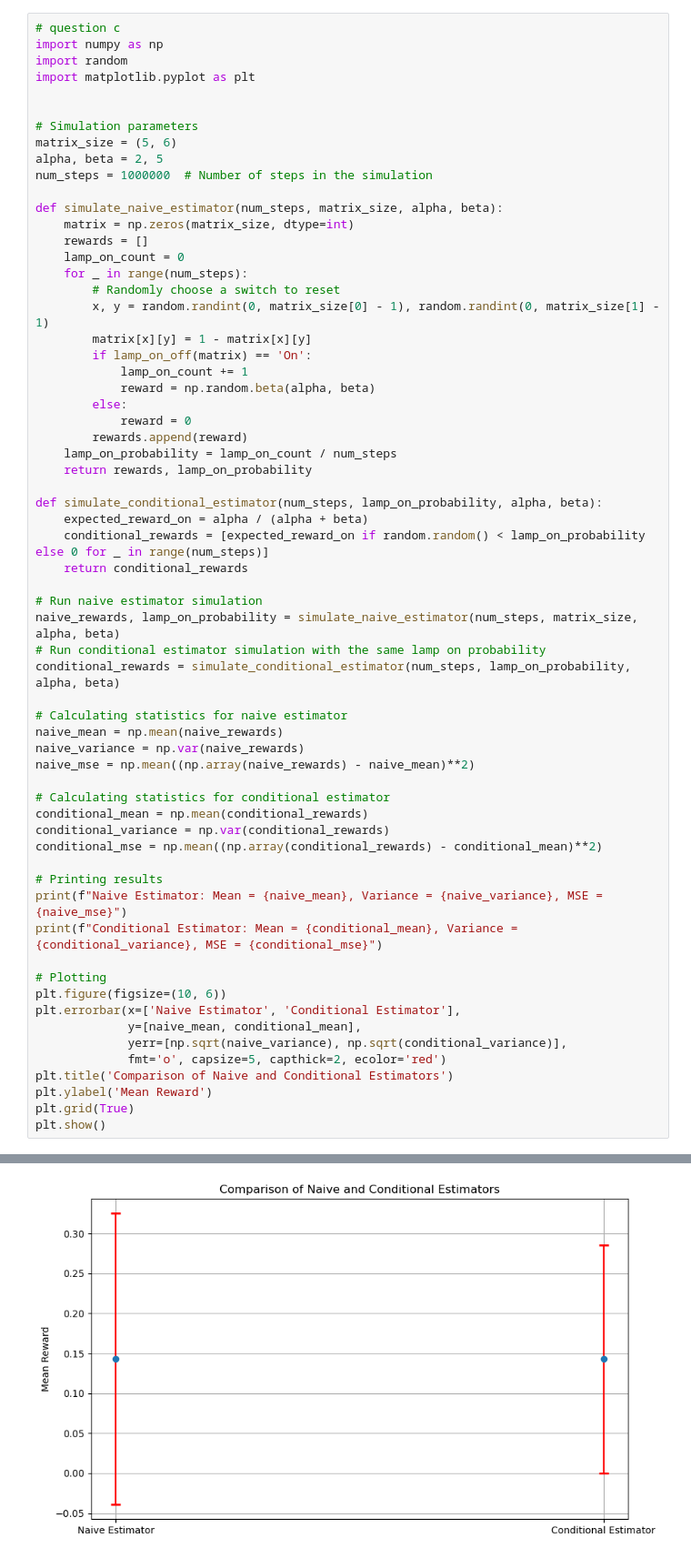
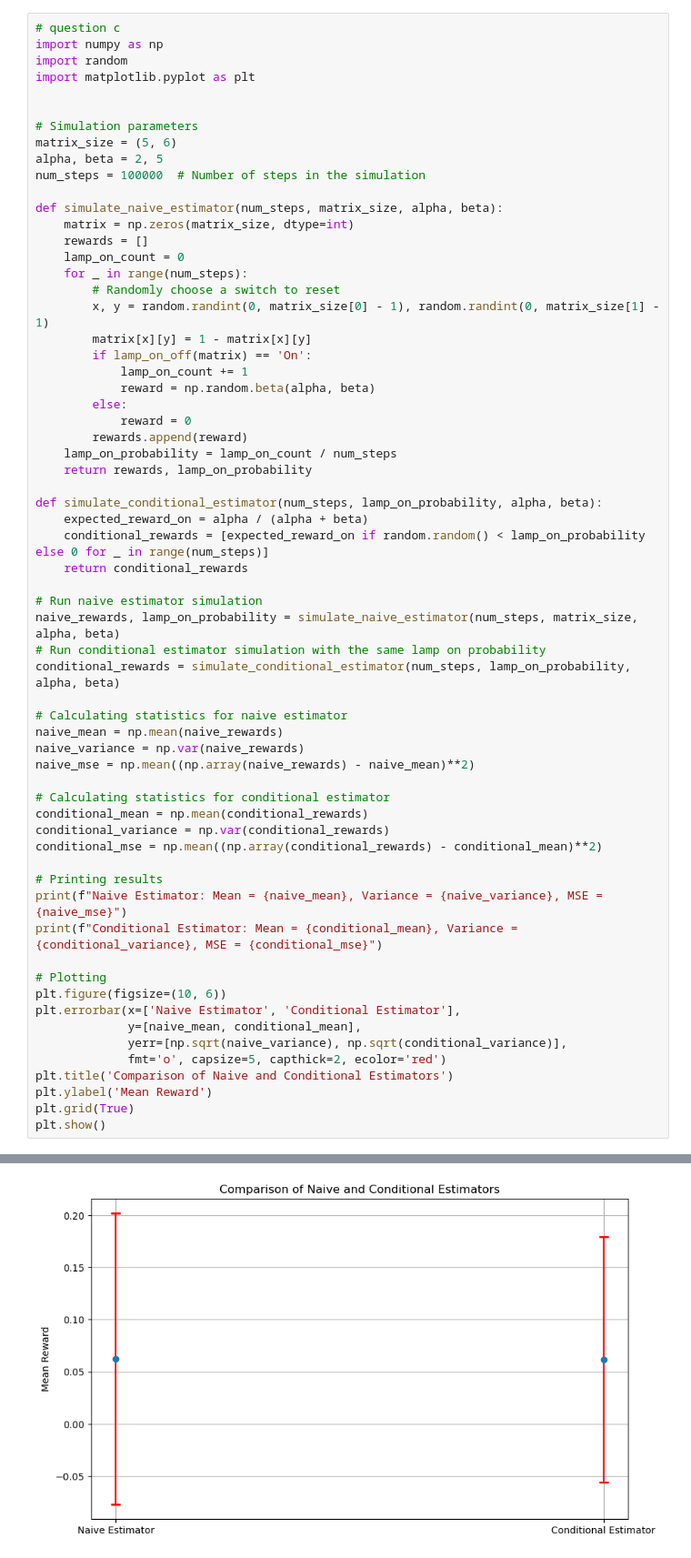
Before and after one commit to thidpaep/SIM_CASE3, a Jupyter notebook: CASE3.1.ipynb, the cells around one changed output, grey strips where cells are left out. Shown: that part at 91% size. Saved outputs shown, nothing was run; the diff lists cells and outputs as text.

```diff
--- a/CASE3.1.ipynb
+++ b/CASE3.1.ipynb
@@ -103,7 +101,7 @@ import matplotlib.pyplot as plt
 # Simulation parameters
 matrix_size = (5, 6)
 alpha, beta = 2, 5
-num_steps = 1000000  # Number of steps in the simulation
+num_steps = 100000  # Number of steps in the simulation
 
 def simulate_naive_estimator(num_steps, matrix_size, alpha, beta):
     matrix = np.zeros(matrix_size, dtype=int)
@@ -162 +160 @@ Conditional Estimator: Mean = 0.142946, Variance = 0.020408155369714274, MSE = 0
-[figure, old version]
+[figure, new version]
```
Also changed, not shown: parts of 12 cells of this notebook, 1 other file.
